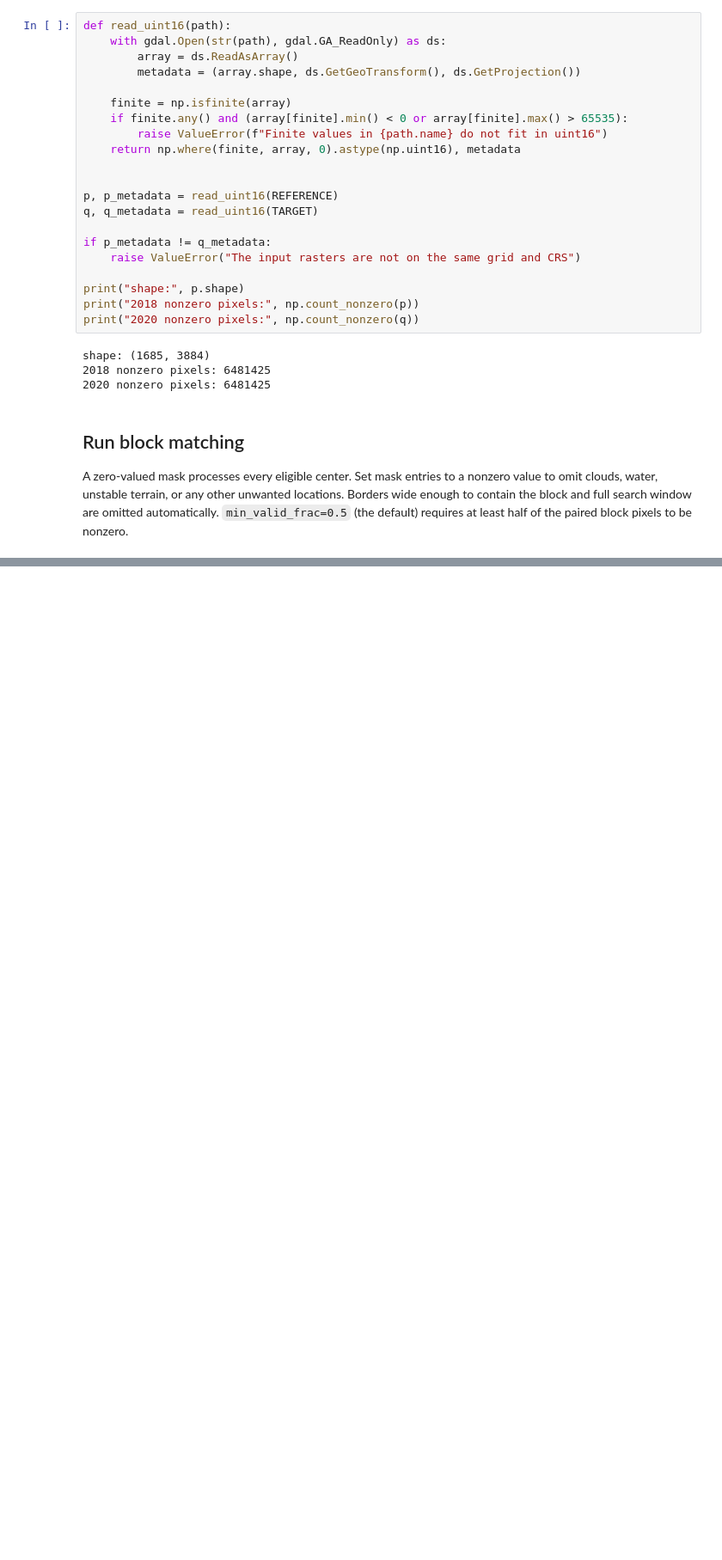
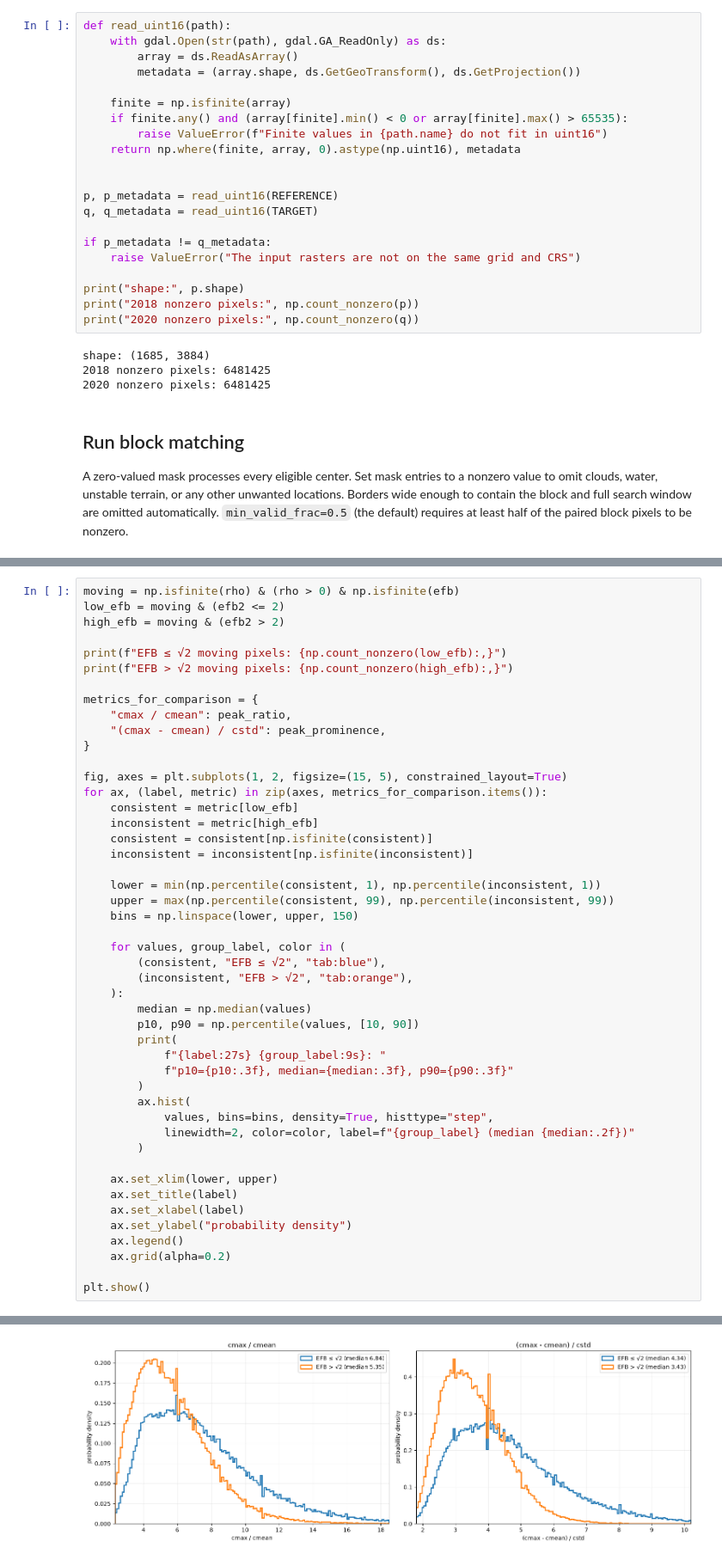
Before and after one commit to Rheinwalt/numba_cuda_block_matching, a Jupyter notebook: Sentinel2_block_matching_tutorial.ipynb, the cells around one changed output, grey strips where cells are left out. Shown at 86% size. Cells and saved outputs as stored; diff of their text form; blank space fills up the shorter version.

```diff
--- a/Sentinel2_block_matching_tutorial.ipynb
+++ b/Sentinel2_block_matching_tutorial.ipynb
@@ -202,0 +291,48 @@ plt.show()
+# %%
+moving = np.isfinite(rho) & (rho > 0) & np.isfinite(efb)
+low_efb = moving & (efb2 <= 2)
+high_efb = moving & (efb2 > 2)
+
+print(f"EFB ≤ √2 moving pixels: {np.count_nonzero(low_efb):,}")
+print(f"EFB > √2 moving pixels: {np.count_nonzero(high_efb):,}")
+
+metrics_for_comparison = {
+    "cmax / cmean": peak_ratio,
+    "(cmax - cmean) / cstd": peak_prominence,
+}
+
+fig, axes = plt.subplots(1, 2, figsize=(15, 5), constrained_layout=True)
+for ax, (label, metric) in zip(axes, metrics_for_comparison.items()):
+    consistent = metric[low_efb]
+    inconsistent = metric[high_efb]
+    consistent = consistent[np.isfinite(consistent)]
+    inconsistent = inconsistent[np.isfinite(inconsistent)]
+
+    lower = min(np.percentile(consistent, 1), np.percentile(inconsistent, 1))
+    upper = max(np.percentile(consistent, 99), np.percentile(inconsistent, 99))
+    bins = np.linspace(lower, upper, 150)
+
+    for values, group_label, color in (
+        (consistent, "EFB ≤ √2", "tab:blue"),
+        (inconsistent, "EFB > √2", "tab:orange"),
+    ):
+        median = np.median(values)
+        p10, p90 = np.percentile(values, [10, 90])
+        print(
+            f"{label:27s} {group_label:9s}: "
+            f"p10={p10:.3f}, median={median:.3f}, p90={p90:.3f}"
+        )
+        ax.hist(
+            values, bins=bins, density=True, histtype="step",
+            linewidth=2, color=color, label=f"{group_label} (median {median:.2f})"
+        )
+
+    ax.set_xlim(lower, upper)
+    ax.set_title(label)
+    ax.set_xlabel(label)
+    ax.set_ylabel("probability density")
+    ax.legend()
+    ax.grid(alpha=0.2)
+
+plt.show()
+# %% [output]
@@ -202,0 +345 @@ plt.show()
+[figure, added]
```
Also changed, not shown: parts of 21 cells of this notebook, 1 other file.
